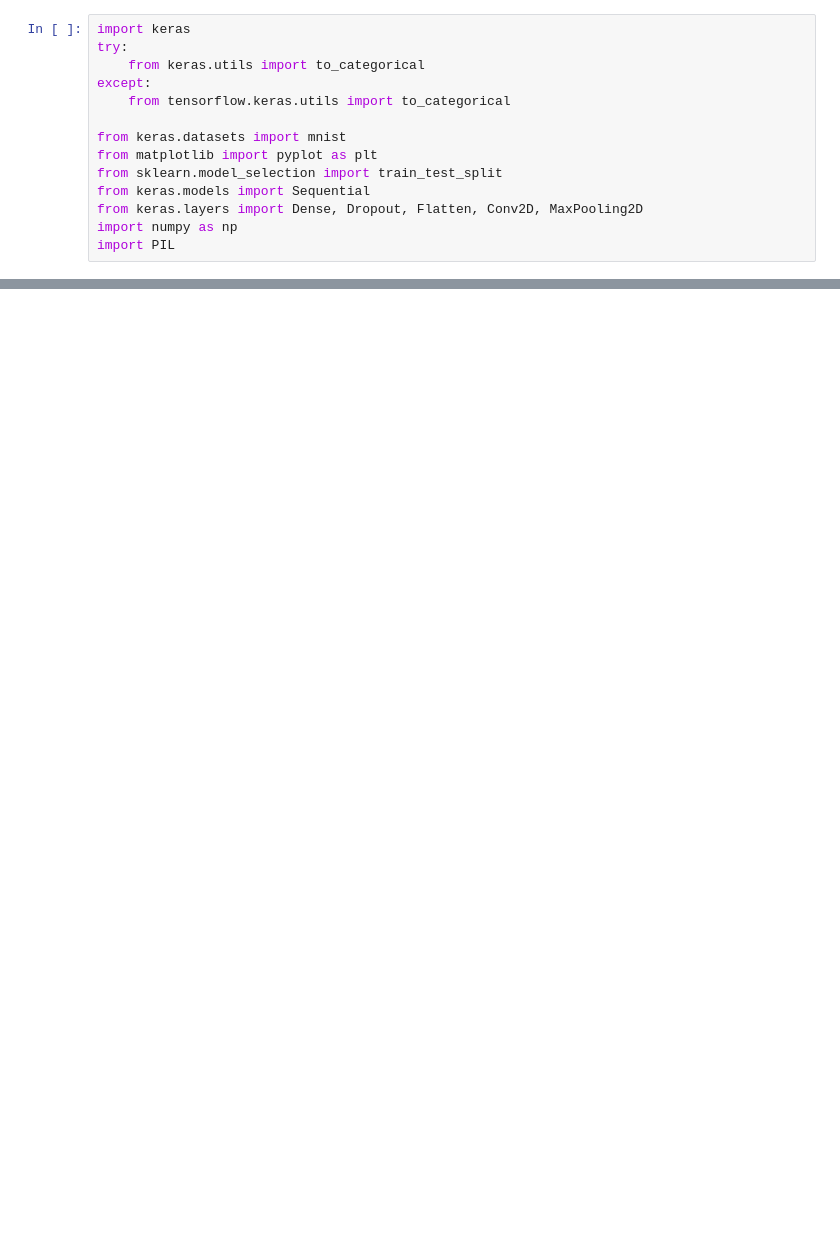
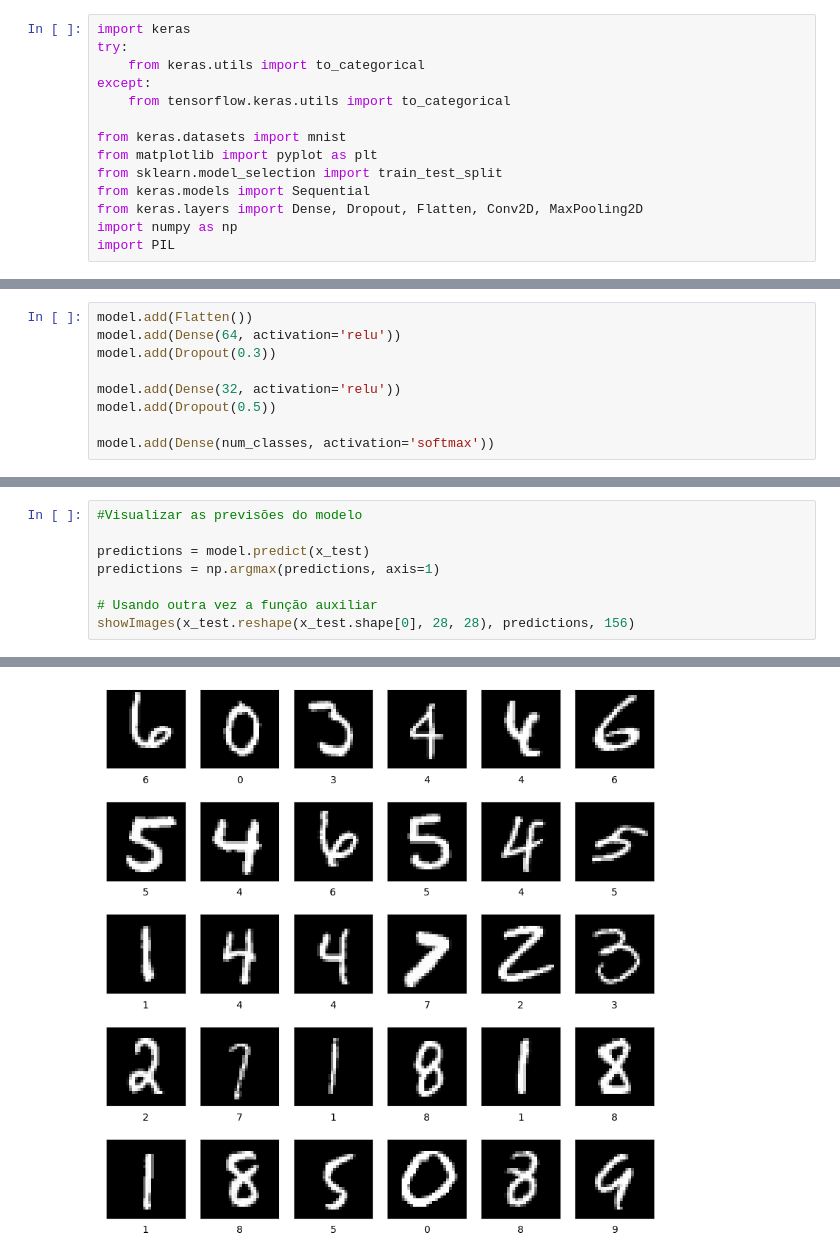
Before and after one commit to NEECIST/Machine-Learning-Workshop, a Jupyter notebook: digits.ipynb, the cells around one changed output, grey strips where cells are left out. Cells and saved outputs as stored; diff of their text form; blank space fills up the shorter version.

```diff
--- a/digits.ipynb
+++ b/digits.ipynb
@@ -193,0 +156,9 @@ print(class_names[int(np.argmax(predicted))])
+# %%
+model.add(Flatten())
+model.add(Dense(64, activation='relu'))
+model.add(Dropout(0.3))
+
+model.add(Dense(32, activation='relu'))
+model.add(Dropout(0.5))
+
+model.add(Dense(num_classes, activation='softmax'))
@@ -193,0 +248,9 @@ print(class_names[int(np.argmax(predicted))])
+# %%
+#Visualizar as previsões do modelo
+
+predictions = model.predict(x_test)
+predictions = np.argmax(predictions, axis=1)
+
+# Usando outra vez a função auxiliar
+showImages(x_test.reshape(x_test.shape[0], 28, 28), predictions, 156)
+# %% [output]
@@ -193,0 +258 @@ print(class_names[int(np.argmax(predicted))])
+[figure, added]
```
Also changed, not shown: parts of 41 cells of this notebook, 4 other files.
